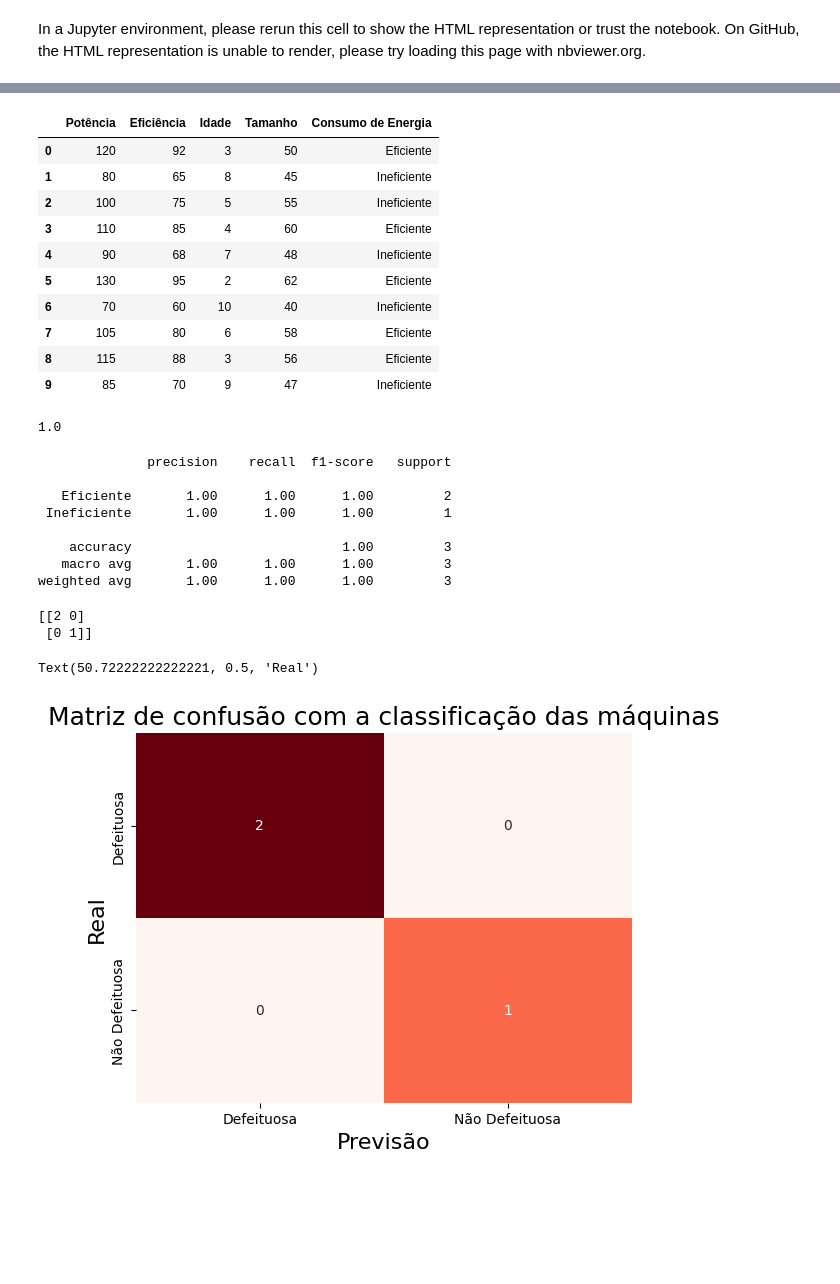
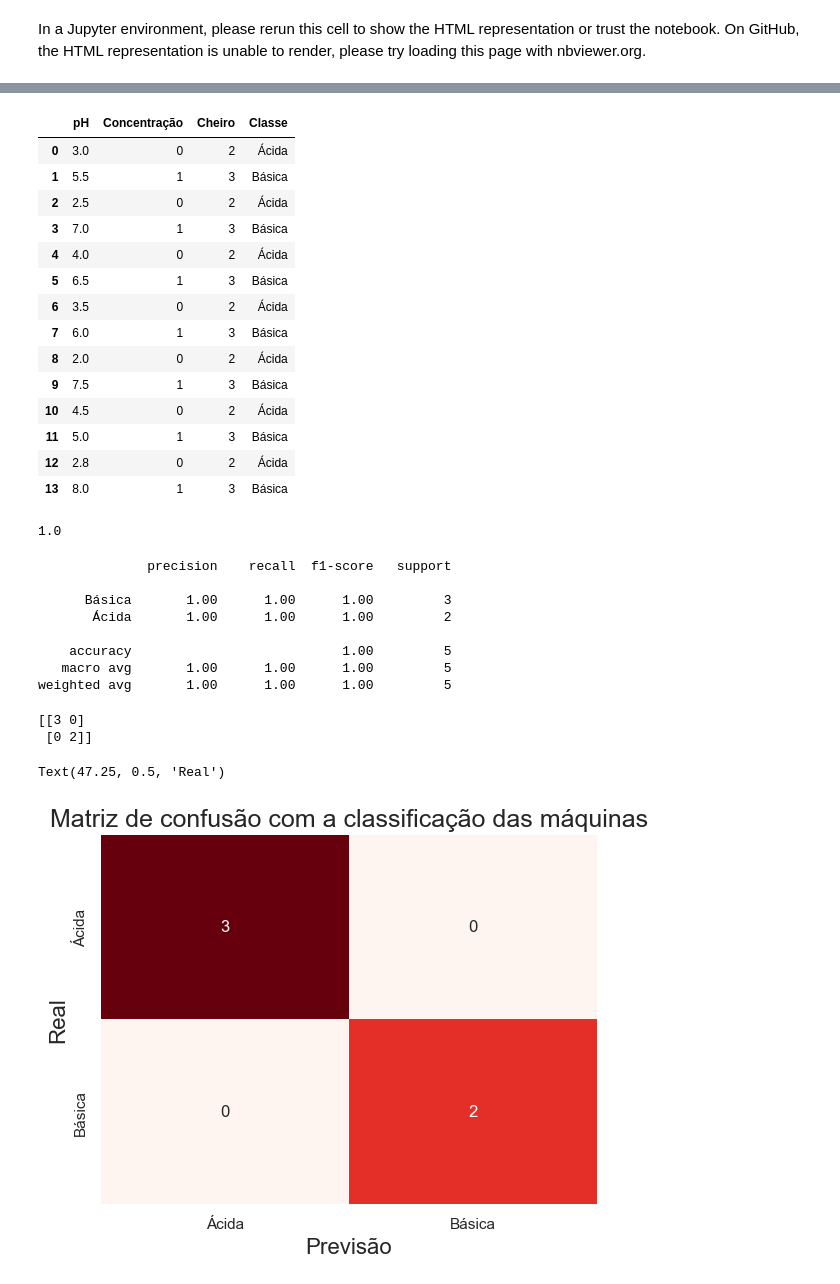
Before and after one commit to Jackvs720v/BigDataIA, a Jupyter notebook: _exercicios/aula8Ex2.ipynb, the cells around one changed output, grey strips where cells are left out. Drawn from its saved outputs; the diff is of its cells as text; code cells hidden in the pictures; blank space fills up the shorter version.

```diff
--- a/_exercicios/aula8Ex2.ipynb
+++ b/_exercicios/aula8Ex2.ipynb
@@ -9,18 +10,18 @@ from sklearn.metrics import accuracy_score,classification_report,confusion_matri
 import matplotlib.pyplot as plt
 import seaborn as sns
 # %%
-# Criando a base de dados
-data = pd.DataFrame({
-    "pH":[3.0,5.5,2.5,7.0,4.0,6.5,3.5,6.0,2.0,7.5,4.5,5.0,2.8,8.0],
-    "Concentração":['Concentrada','Diluída','Concentrada','Diluída','Concentrada','Diluída','Concentrada','Diluída','Concentrada','Diluída','Concentrada','Diluída','Concentrada','Diluída'],
-    "Cheiro":['Com Cheiro','Sem Cheiro','Com Cheiro','Sem Cheiro','Com Cheiro','Sem Cheiro','Com Cheiro','Sem Cheiro','Com Cheiro','Sem Cheiro','Com Cheiro','Sem Cheiro','Com Cheiro','Sem Cheiro'],
-    "Classe":['Ácida','Básica','Ácida','Básica','Ácida','Básica','Ácida','Básica','Ácida','Básica','Ácida','Básica','Ácida','Básica']
-    })
+data = pd.DataFrame ({
+    "pH": [3.0, 5.5, 2.5, 7.0, 4.0, 6.5, 3.5, 6.0, 2.0, 7.5, 4.5, 5.0, 2.8, 8.0],
+    'Concentração': ['Concentrada', 'Diluída', 'Concentrada', 'Diluída', 'Concentrada',
+                     'Diluída', 'Concentrada', 'Diluída', 'Concentrada', 'Diluída',
+                     'Concentrada', 'Diluída', 'Concentrada', 'Diluída'],
+    "Cheiro": ['Com Cheiro', 'Sem Cheiro', 'Com Cheiro', 'Sem Cheiro', 'Com Cheiro',
+               'Sem Cheiro', 'Com Cheiro', 'Sem Cheiro', 'Com Cheiro', 'Sem Cheiro',
+               'Com Cheiro', 'Sem Cheiro', 'Com Cheiro', 'Sem Cheiro'],
+    "Classe": ['Ácida', 'Básica', 'Ácida', 'Básica', 'Ácida', 'Básica', 'Ácida', 'Básica',
+               'Ácida', 'Básica', 'Ácida', 'Básica', 'Ácida', 'Básica']
+})
 # %%
-data['Concentração']=data['Concentração'].map({
-    'Concentrada':0,'Diluida':1
-    })
-data['Cheiro']=data['Cheiro'].map({
-    'Com cheiro':2,'Sem cheiro':3
-    })
+data['Concentração']=data['Concentração'].map({'Concentrada':0,'Diluída':1})
+data['Cheiro']=data['Cheiro'].map({'Com Cheiro':2,'Sem Cheiro':3})
 # %%
@@ -29,7 +31,7 @@ X = data[['pH','Concentração','Cheiro']]
 y = data['Classe']
 # %%
 # Dividindo a base de dados em treino e teste
-X_train,X_test,y_train,y_test= train_test_split(X,y,test_size=0.3,
-                                                random_state=42)
+X_train,X_teste,y_train,y_test= train_test_split(X,y,test_size=0.3,
+                                                 random_state=42)
 # %%
 # Criação do modelo de Machine Learning
@@ -43,7 +44,7 @@ In a Jupyter environment, please rerun this cell to show the HTML representation
 On GitHub, the HTML representation is unable to render, please try loading this page with nbviewer.org.
 # %%
 # Fazendo predições
-yprev = modelo.predict(X_test)
+yprev = modelo.predict(X_teste)
 # %%
 yprev
 # %% [output]
@@ -58,17 +61,21 @@ X_test
 # %%
 data.head(20)
 # %% [output]
-|  | Potência | Eficiência | Idade | Tamanho | Consumo de Energia |
-| 0 | 120 | 92 | 3 | 50 | Eficiente |
-| 1 | 80 | 65 | 8 | 45 | Ineficiente |
-| 2 | 100 | 75 | 5 | 55 | Ineficiente |
-| 3 | 110 | 85 | 4 | 60 | Eficiente |
-| 4 | 90 | 68 | 7 | 48 | Ineficiente |
-| 5 | 130 | 95 | 2 | 62 | Eficiente |
-| 6 | 70 | 60 | 10 | 40 | Ineficiente |
-| 7 | 105 | 80 | 6 | 58 | Eficiente |
-| 8 | 115 | 88 | 3 | 56 | Eficiente |
-| 9 | 85 | 70 | 9 | 47 | Ineficiente |
+|  | pH | Concentração | Cheiro | Classe |
+| 0 | 3.0 | 0 | 2 | Ácida |
+| 1 | 5.5 | 1 | 3 | Básica |
+| 2 | 2.5 | 0 | 2 | Ácida |
+| 3 | 7.0 | 1 | 3 | Básica |
+| 4 | 4.0 | 0 | 2 | Ácida |
+| 5 | 6.5 | 1 | 3 | Básica |
+| 6 | 3.5 | 0 | 2 | Ácida |
+| 7 | 6.0 | 1 | 3 | Básica |
+| 8 | 2.0 | 0 | 2 | Ácida |
+| 9 | 7.5 | 1 | 3 | Básica |
+| 10 | 4.5 | 0 | 2 | Ácida |
+| 11 | 5.0 | 1 | 3 | Básica |
+| 12 | 2.8 | 0 | 2 | Ácida |
+| 13 | 8.0 | 1 | 3 | Básica |
 # %%
 # Calculo das métricas do algoritmo de Machine Learning
 # Acurácia = VP+VN / Total(VP +FP+FN+VN)
@@ -83,31 +90,31 @@ print(cr)
 # %% [output]
               precision    recall  f1-score   support
 
-   Eficiente       1.00      1.00      1.00         2
- Ineficiente       1.00      1.00      1.00         1
+      Básica       1.00      1.00      1.00         3
+       Ácida       1.00      1.00      1.00         2
 
-    accuracy                           1.00         3
-   macro avg       1.00      1.00      1.00         3
-weighted avg       1.00      1.00      1.00         3
+    accuracy                           1.00         5
+   macro avg       1.00      1.00      1.00         5
+weighted avg       1.00      1.00      1.00         5
 # %%
 # Matriz de confusão
 cm = confusion_matrix(yprev,y_test)
 print(cm)
 # %% [output]
-[[2 0]
- [0 1]]
+[[3 0]
+ [0 2]]
 # %%
 # Visualizando a matriz de confusão de forma grafica
 sns.heatmap(cm,annot=True,cmap='Reds',cbar=False,
-            xticklabels=['Defeituosa','Não Defeituosa'],
-            yticklabels=['Defeituosa','Não Defeituosa']
+            xticklabels=['Ácida','Básica'],
+            yticklabels=['Ácida','Básica']
 )
 plt.title('Matriz de confusão com a classificação das máquinas',fontsize=18)
 plt.xlabel('Previsão',fontsize=16)
 plt.ylabel('Real',fontsize=16)
 # %% [output]
-Text(50.72222222222221, 0.5, 'Real')
+Text(47.25, 0.5, 'Real')
-[figure, old version]
+[figure, new version]
 # %%
 sns.set(style="whitegrid")
 # Mapeando as cores com base na classe
```
Also changed, not shown: parts of 7 cells of this notebook, 4 other files.
